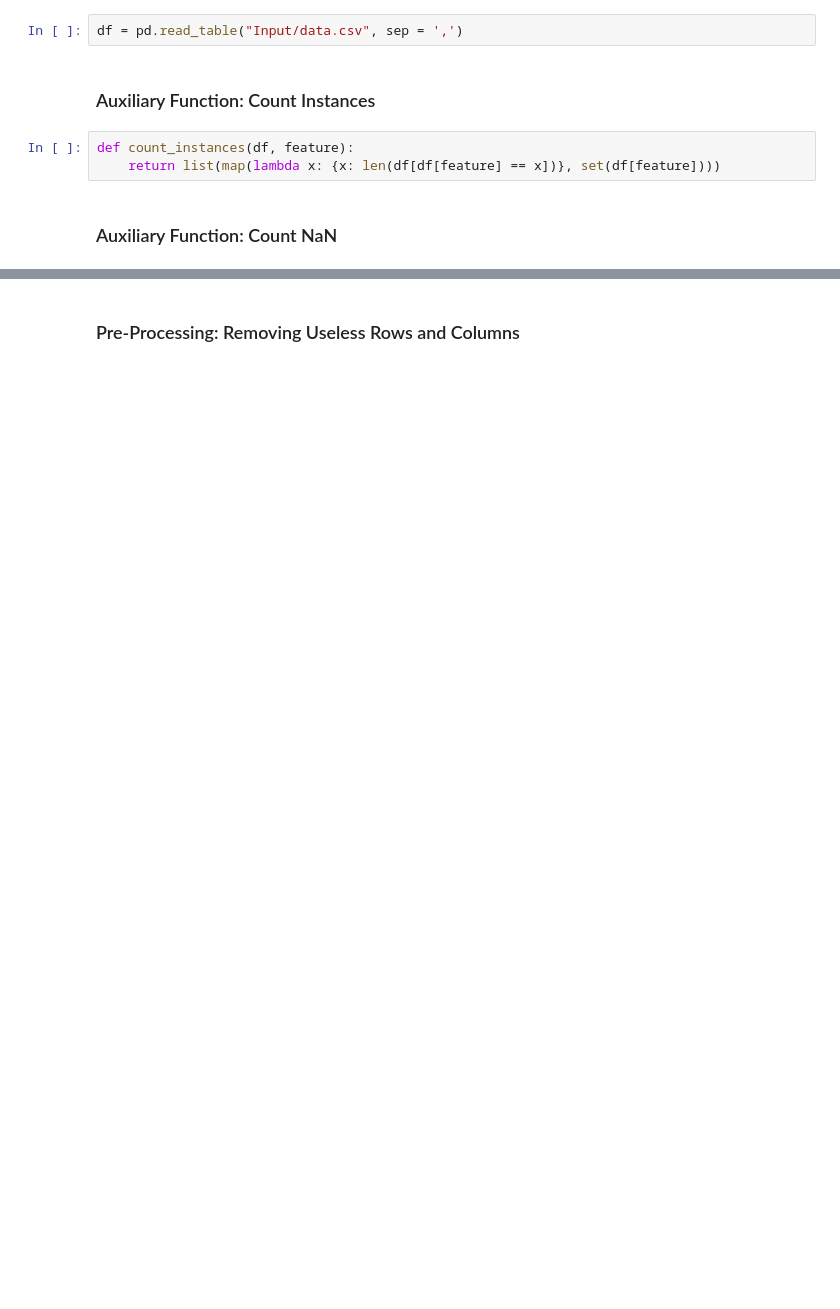
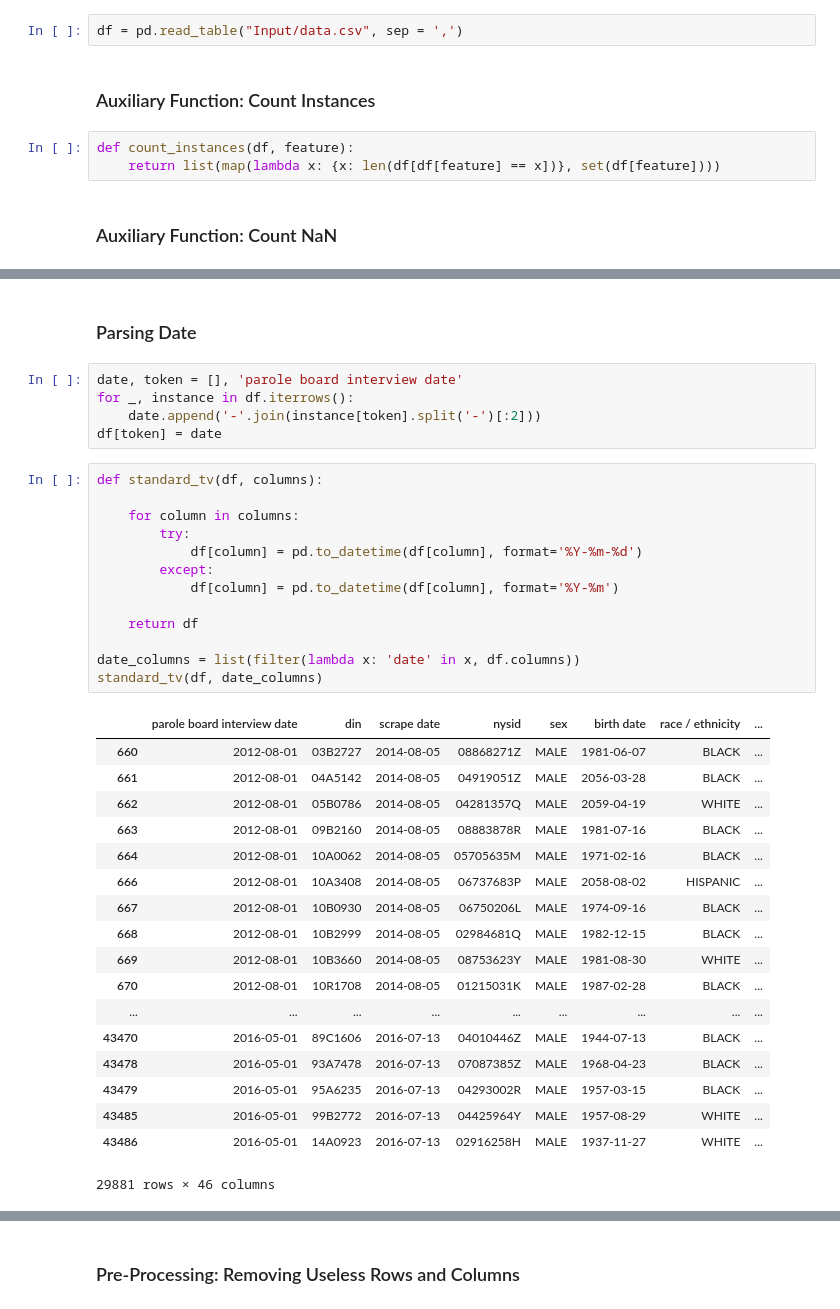
Before and after one commit to lucasgsfelix/Parole-Problem-HCML, a Jupyter notebook: 4-Parole Dataset/Pre-Processing.ipynb, the cells around one changed output, grey strips where cells are left out. Saved outputs shown, nothing was run; the diff lists cells and outputs as text; blank space fills up the shorter version.

```diff
--- a/4-Parole Dataset/Pre-Processing.ipynb
+++ b/4-Parole Dataset/Pre-Processing.ipynb
@@ -79,0 +84,39 @@ crime 8 - county of commitment 43518 0.99998
+# %% [markdown]
+### Parsing Date
+# %%
+date, token = [], 'parole board interview date'
+for _, instance in df.iterrows():
+    date.append('-'.join(instance[token].split('-')[:2]))
+df[token] = date
+# %%
+def standard_tv(df, columns):
+
+    for column in columns:
+        try:
+            df[column] = pd.to_datetime(df[column], format='%Y-%m-%d')
+        except:
+            df[column] = pd.to_datetime(df[column], format='%Y-%m')
+
+    return df
+
+date_columns = list(filter(lambda x: 'date' in x, df.columns))
+standard_tv(df, date_columns)
+# %% [output]
+|  | parole board interview date | din | scrape date | nysid | sex | birth date | race / ethnicity | ... |
+| 660 | 2012-08-01 | 03B2727 | 2014-08-05 | 08868271Z | MALE | 1981-06-07 | BLACK | ... |
+| 661 | 2012-08-01 | 04A5142 | 2014-08-05 | 04919051Z | MALE | 2056-03-28 | BLACK | ... |
+| 662 | 2012-08-01 | 05B0786 | 2014-08-05 | 04281357Q | MALE | 2059-04-19 | WHITE | ... |
+| 663 | 2012-08-01 | 09B2160 | 2014-08-05 | 08883878R | MALE | 1981-07-16 | BLACK | ... |
+| 664 | 2012-08-01 | 10A0062 | 2014-08-05 | 05705635M | MALE | 1971-02-16 | BLACK | ... |
+| 666 | 2012-08-01 | 10A3408 | 2014-08-05 | 06737683P | MALE | 2058-08-02 | HISPANIC | ... |
+| 667 | 2012-08-01 | 10B0930 | 2014-08-05 | 06750206L | MALE | 1974-09-16 | BLACK | ... |
+| 668 | 2012-08-01 | 10B2999 | 2014-08-05 | 02984681Q | MALE | 1982-12-15 | BLACK | ... |
+| 669 | 2012-08-01 | 10B3660 | 2014-08-05 | 08753623Y | MALE | 1981-08-30 | WHITE | ... |
+| 670 | 2012-08-01 | 10R1708 | 2014-08-05 | 01215031K | MALE | 1987-02-28 | BLACK | ... |
+| ... | ... | ... | ... | ... | ... | ... | ... | ... |
+| 43470 | 2016-05-01 | 89C1606 | 2016-07-13 | 04010446Z | MALE | 1944-07-13 | BLACK | ... |
+| 43478 | 2016-05-01 | 93A7478 | 2016-07-13 | 07087385Z | MALE | 1968-04-23 | BLACK | ... |
+| 43479 | 2016-05-01 | 95A6235 | 2016-07-13 | 04293002R | MALE | 1957-03-15 | BLACK | ... |
+| 43485 | 2016-05-01 | 99B2772 | 2016-07-13 | 04425964Y | MALE | 1957-08-29 | WHITE | ... |
+| 43486 | 2016-05-01 | 14A0923 | 2016-07-13 | 02916258H | MALE | 1937-11-27 | WHITE | ... |
+29881 rows × 46 columns
```
Also changed, not shown: parts of 30 cells of this notebook, 3 other files.
